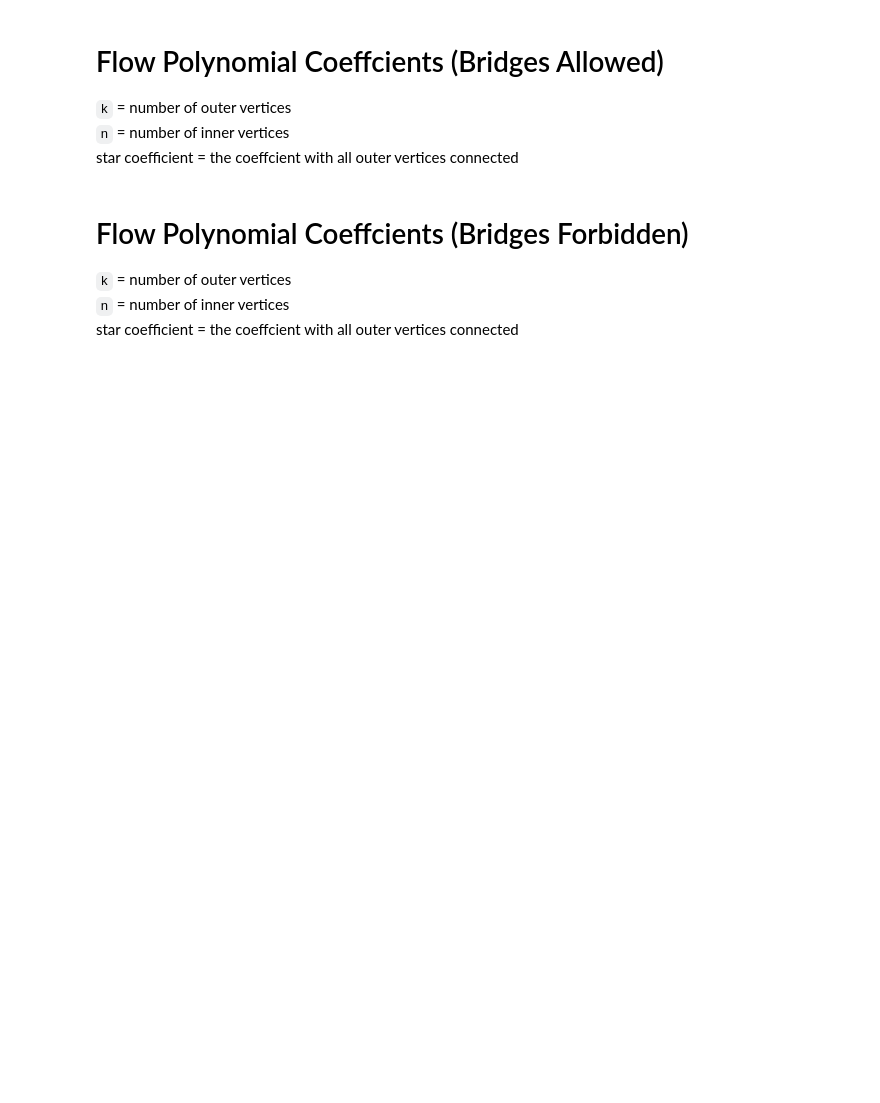
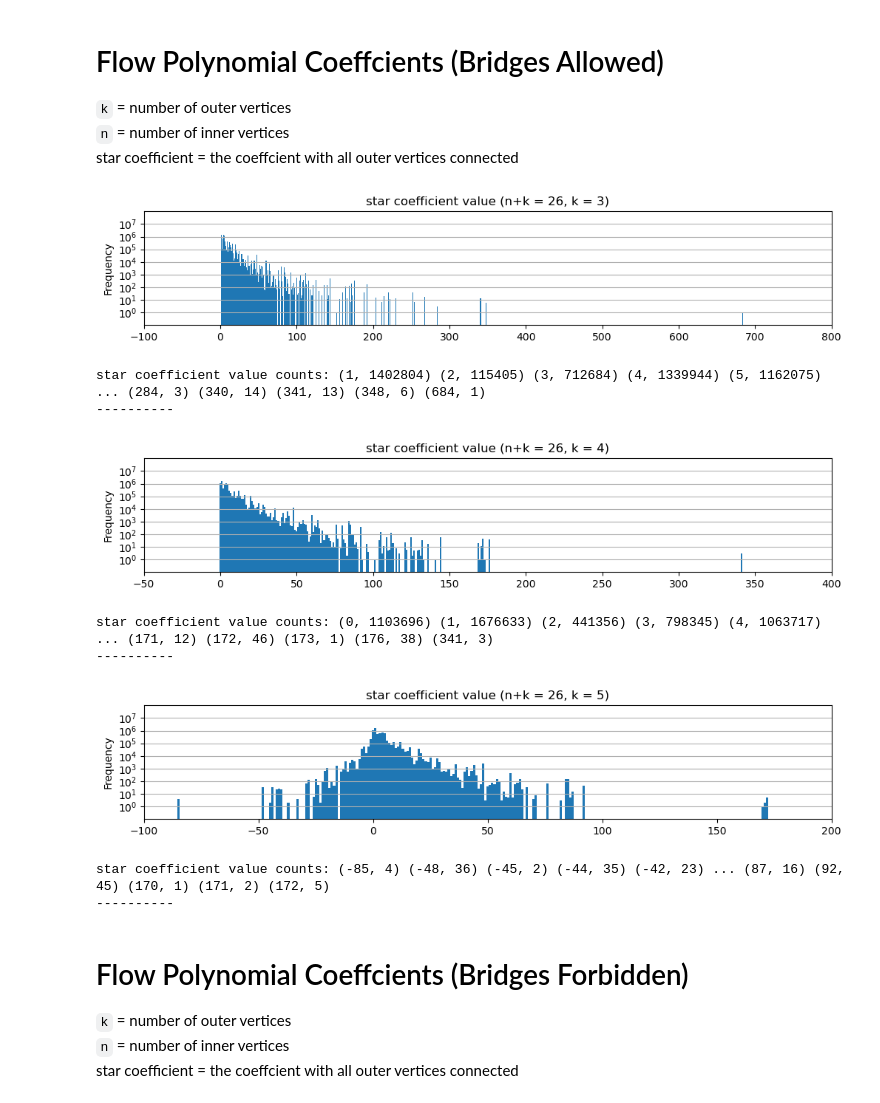
Before and after one commit to davidmisiak/flow-polynomials, a Jupyter notebook: analysis.ipynb, the cells around one changed output. Drawn from its saved outputs; the diff is of its cells as text; code cells hidden in the pictures; blank space fills up the shorter version.

```diff
--- a/analysis.ipynb
+++ b/analysis.ipynb
@@ -68,23 +68,24 @@ def remove_float_xticks():
 def plot_stats_histograms(df, v):
     df_v = df[df.k + df.n == v]
     min_k, max_k = df_v.k.min(), df_v.k.max()
-    for k in range(min_k, max_k + 1):
-        fig = plt.figure(figsize=(25, 2.5))
-        fig.suptitle('n+k = {}, k = {}'.format(v, k))
+    for k in range(3, 6):
+        fig = plt.figure(figsize=(12, 2))
+        # fig.suptitle('n+k = {}, k = {}'.format(v, k))
         fig.tight_layout()
         attrs = [
-            ('c', 'number of coefficients'),
-            ('star', 'star coefficient value'),
+            # ('c', 'number of coefficients'),
+            ('star', 'star coefficient value (n+k = {}, k = {})'.format(v, k)),
         ]
         for attr_i, (attr, title) in enumerate(attrs):
             df_selected = df_v[df_v.k == k][attr]
             min_, max_ = df_selected.min(), df_selected.max()
-            plt.subplot(1, 2, attr_i + 1)
+            plt.subplot(1, 1, attr_i + 1)
             plt.title(title)
             df_selected.plot.hist(bins=np.arange(min_, max_ + 2)-0.5, logy=True, ylim=(1e-1, 1e8))
             plt.yticks(10 ** np.arange(0, 8))
             plt.grid(axis='y')
             remove_float_xticks()
+        plt.savefig('/home/david/Documents/fmfi/09/ds3/predobhajoba/images/star-histogram-k{}.png'.format(k), bbox_inches='tight', dpi=600)
         plt.show()
         print('star coefficient value counts:', *head_and_tail(counts(df_v[df_v.k == k].star)))
         print('----------')
@@ -97,7 +98,17 @@ star coefficient = the coeffcient with all outer vertices connected
 # %%
 df_stats_c2m2dP = load_stats('computed/each-stats-c2m2dP-26-1.txt.gz')
 # %%
-# plot_stats_histograms(df_stats_c2m2dP, 26)
+plot_stats_histograms(df_stats_c2m2dP, 26)
+# %% [output]
+[figure, added]
+star coefficient value counts: (1, 1402804) (2, 115405) (3, 712684) (4, 1339944) (5, 1162075) ... (284, 3) (340, 14) (341, 13) (348, 6) (684, 1)
+----------
+[figure, added]
+star coefficient value counts: (0, 1103696) (1, 1676633) (2, 441356) (3, 798345) (4, 1063717) ... (171, 12) (172, 46) (173, 1) (176, 38) (341, 3)
+----------
+[figure, added]
+star coefficient value counts: (-85, 4) (-48, 36) (-45, 2) (-44, 35) (-42, 23) ... (87, 16) (92, 45) (170, 1) (171, 2) (172, 5)
+----------
 # %% [markdown]
 # Flow Polynomial Coeffcients (Bridges Forbidden)
 
```
Also changed, not shown: parts of 7 cells of this notebook.
